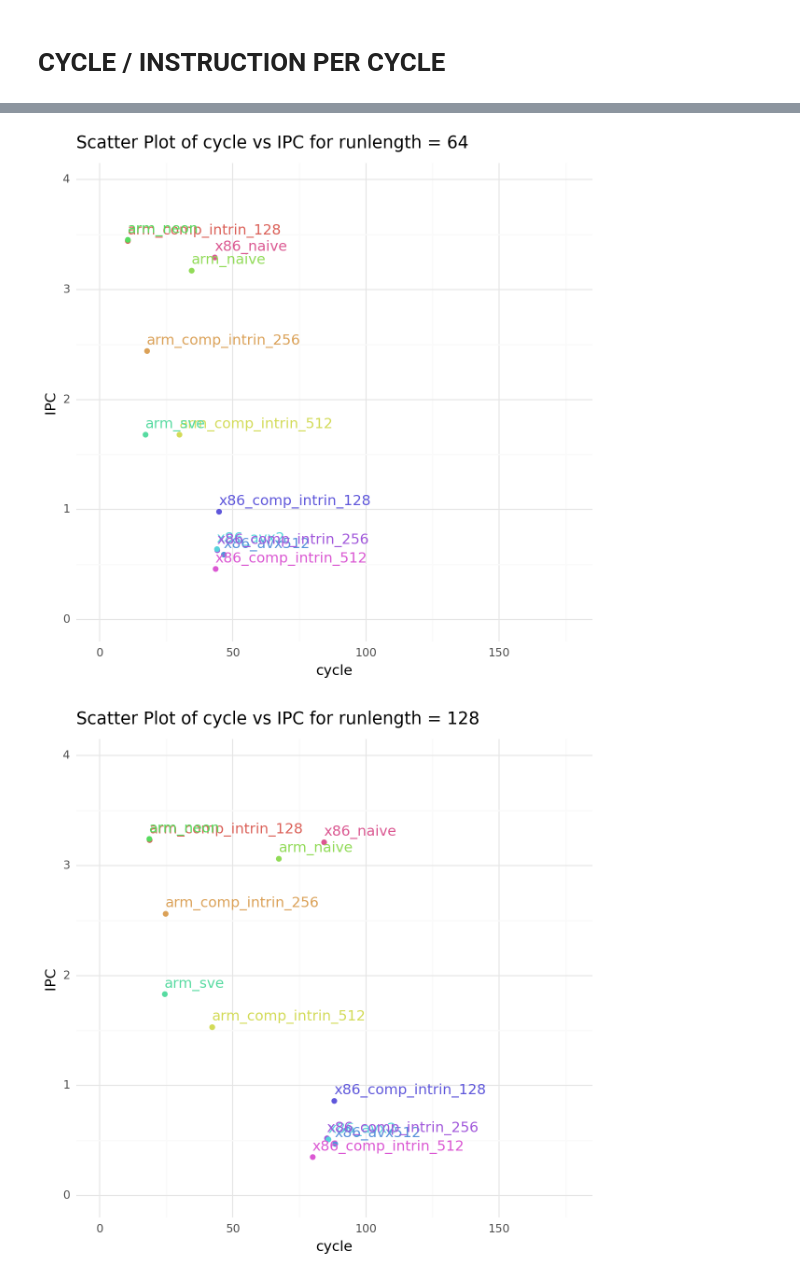
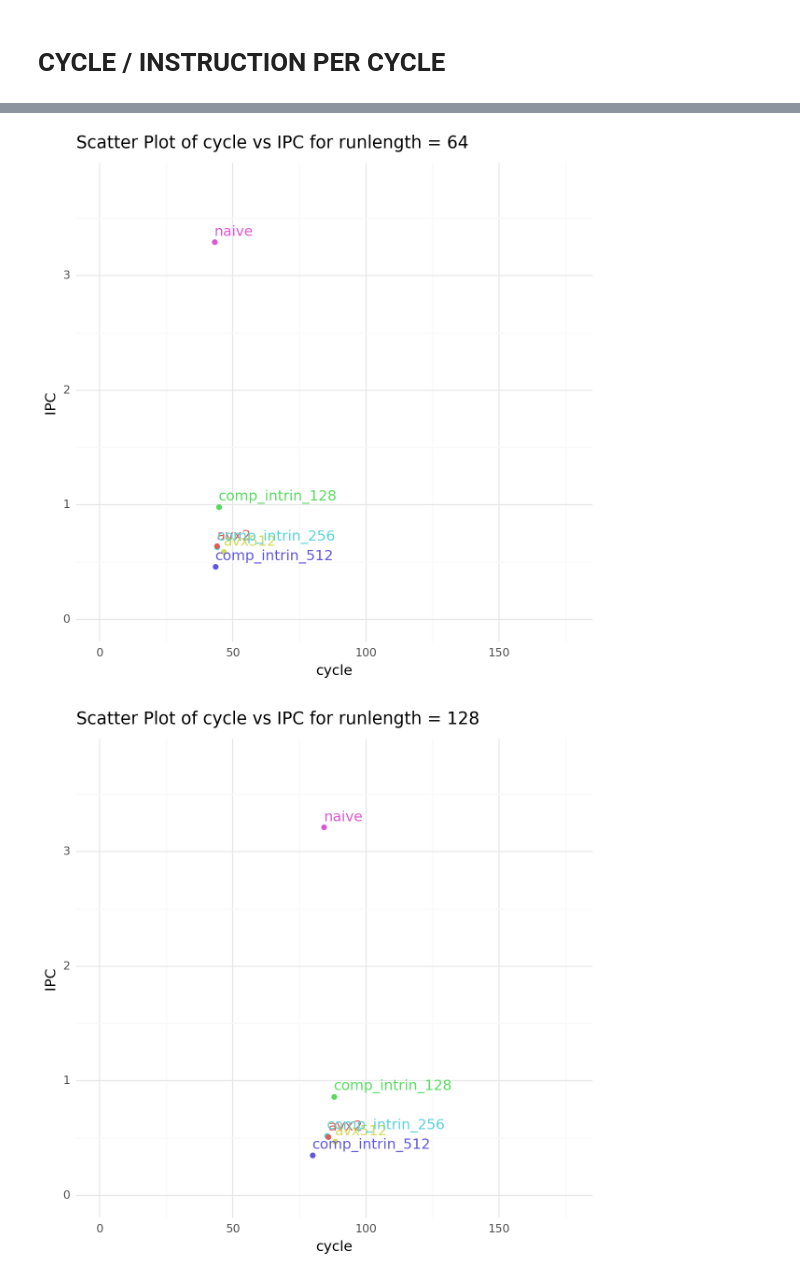
Before and after one commit to seb711/btrblocks, a Jupyter notebook: tools/simd-comparison/rle/diagrams/create_diagrams.ipynb, the cells around one changed output, grey strips where cells are left out. Drawn from its saved outputs; the diff is of its cells as text; code cells hidden in the pictures.

```diff
--- a/tools/simd-comparison/rle/diagrams/create_diagrams.ipynb
+++ b/tools/simd-comparison/rle/diagrams/create_diagrams.ipynb
@@ -3,7 +3,7 @@ from plotnine import *
 import pandas as pd
 # %%
 # Load the dataset
-file_path = './data/dyndict/xps-bench.csv'
+file_path = './data/rle/combined.scale.csv'
 data = pd.read_csv(file_path, skipinitialspace=True)
 
 data.head()
@@ -111,16 +116,16 @@ def create_ggplot_scatter_with_labels(data, x_axis, y_axis, category, split_by):
 
     return plots
 # %%
-scatter_final_data = grouped_data[(grouped_data['item_size'] == data["item_size"].max())]
-scatter_final_data['arch_scheme'] = scatter_final_data['arch'].astype(str) + '_' + scatter_final_data['scheme'].astype(str)
+scatter_final_data = grouped_data[(grouped_data['item_size'] == data["item_size"].max()) & (grouped_data['arch'] == "x86")]
+scatter_final_data['arch_scheme'] = scatter_final_data['scheme'].astype(str)
 
 
 scatter_plots = create_ggplot_scatter_with_labels(scatter_final_data, 'cycle', 'IPC', 'arch_scheme', 'runlength')
 scatter_plots
 # %% [output]
 A value is trying to be set on a copy of a slice from a DataFrame.
 Try using .loc[row_indexer,col_indexer] = value instead
 
 See the caveats in the documentation: https://pandas.pydata.org/pandas-docs/stable/user_guide/indexing.html#returning-a-view-versus-a-copy
-[figure, old version]
+[figure, new version]
-[figure, old version]
+[figure, new version]
```
Also changed, not shown: parts of 4 cells of this notebook, 6 other files.
